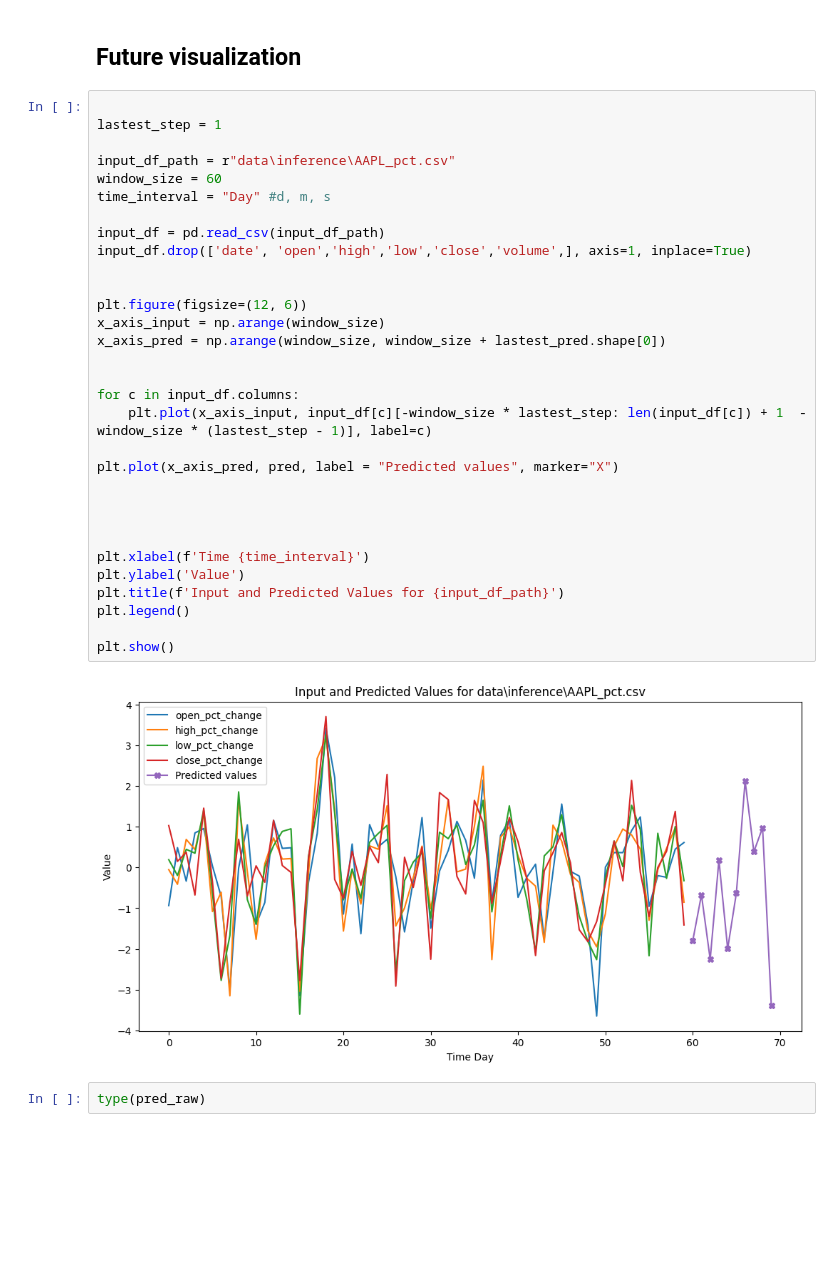
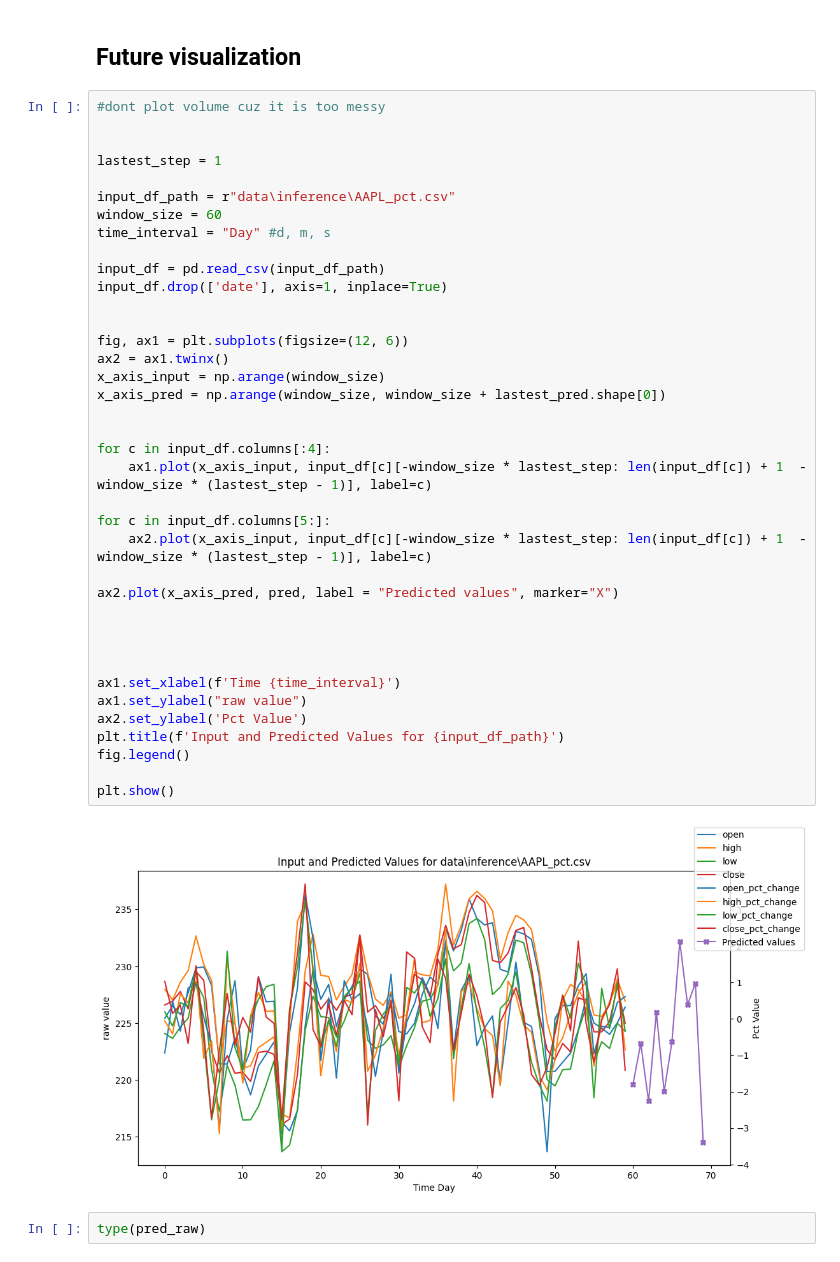
Before and after one commit to vincent05r/Stock_models_transformer, a Jupyter notebook: inference_results.ipynb, the cells around one changed output. Cells and saved outputs as stored; diff of their text form; blank space fills up the shorter version.

```diff
--- a/inference_results.ipynb
+++ b/inference_results.ipynb
@@ -93,38 +93,45 @@ pred_raw.shape
 # %% [markdown]
 ## Future visualization
 # %%
+#dont plot volume cuz it is too messy
+
 
 lastest_step = 1
 
 input_df_path = r"data\inference\AAPL_pct.csv"
 window_size = 60
 time_interval = "Day" #d, m, s
 
 input_df = pd.read_csv(input_df_path)
-input_df.drop(['date', 'open','high','low','close','volume',], axis=1, inplace=True)
+input_df.drop(['date'], axis=1, inplace=True)
 
 
-plt.figure(figsize=(12, 6))
+fig, ax1 = plt.subplots(figsize=(12, 6))
+ax2 = ax1.twinx()
 x_axis_input = np.arange(window_size)
 x_axis_pred = np.arange(window_size, window_size + lastest_pred.shape[0])
 
 
-for c in input_df.columns:
-    plt.plot(x_axis_input, input_df[c][-window_size * lastest_step: len(input_df[c]) + 1  - window_size * (lastest_step - 1)], label=c)
+for c in input_df.columns[:4]:
+    ax1.plot(x_axis_input, input_df[c][-window_size * lastest_step: len(input_df[c]) + 1  - window_size * (lastest_step - 1)], label=c)
 
-plt.plot(x_axis_pred, pred, label = "Predicted values", marker="X")
+for c in input_df.columns[5:]:
+    ax2.plot(x_axis_input, input_df[c][-window_size * lastest_step: len(input_df[c]) + 1  - window_size * (lastest_step - 1)], label=c)
+
+ax2.plot(x_axis_pred, pred, label = "Predicted values", marker="X")
 
 
 
 
-plt.xlabel(f'Time {time_interval}')
-plt.ylabel('Value')
+ax1.set_xlabel(f'Time {time_interval}')
+ax1.set_ylabel("raw value")
+ax2.set_ylabel('Pct Value')
 plt.title(f'Input and Predicted Values for {input_df_path}')
-plt.legend()
+fig.legend()
 
 plt.show()
 # %% [output]
-[figure, old version]
+[figure, new version]
 # %%
 type(pred_raw)
 # %%
```
